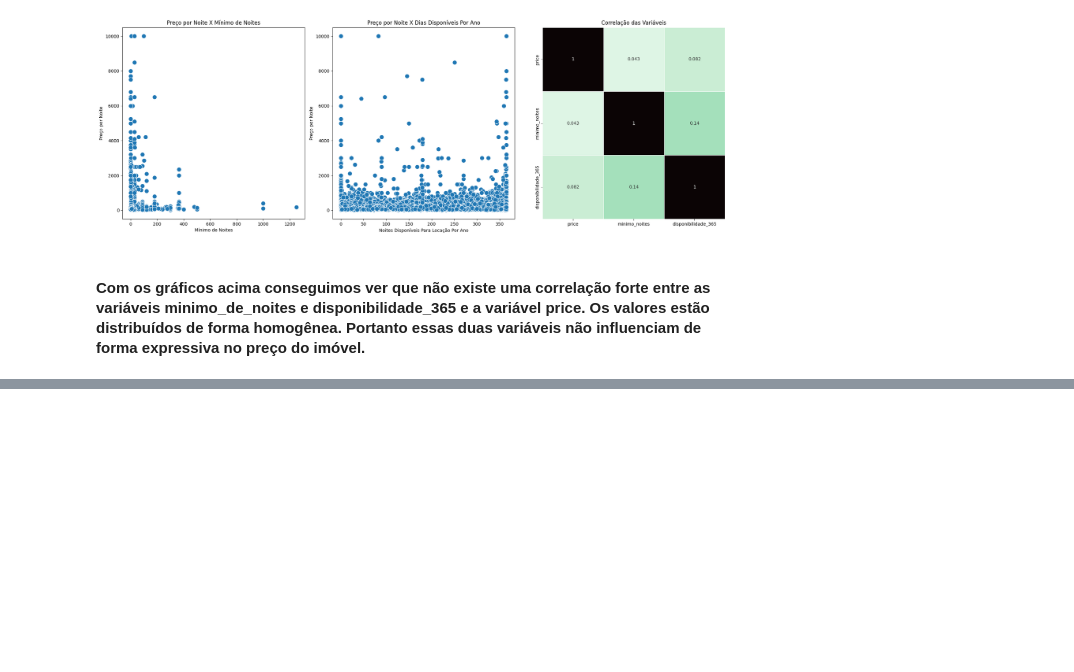
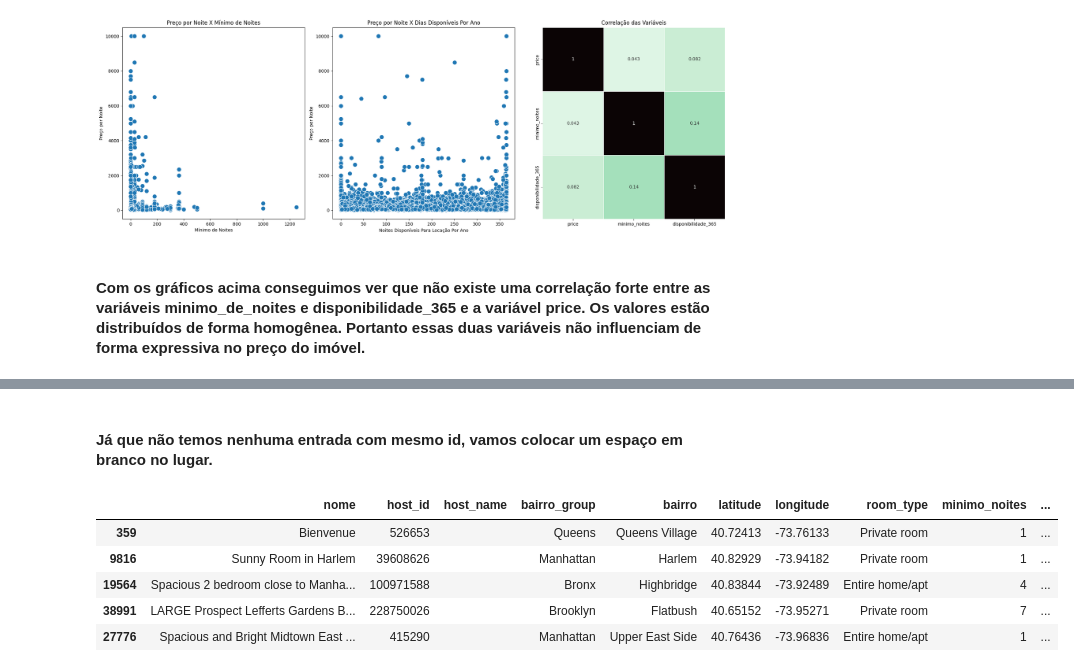
Before and after one commit to DenisePotenza/Indicium, a Jupyter notebook: LH_CD_DENISEPOTENZA.ipynb, the cells around one changed output, grey strips where cells are left out. Cells and saved outputs as stored; diff of their text form; code cells hidden in the pictures; blank space fills up the shorter version.

```diff
--- a/LH_CD_DENISEPOTENZA.ipynb
+++ b/LH_CD_DENISEPOTENZA.ipynb
@@ -542,0 +803,4 @@ Apenas 1265 palavras são exclusivas de apartamentos acima de US$ 334.
+# %%
+#Host id, and check if there is another entry with the same id
+host_name_missing = X_train[X_train['host_name'].isna()]['host_id']
+X_train[X_train['host_id'].isin(host_name_missing)]['host_name']
@@ -542,0 +828,15 @@ Apenas 1265 palavras são exclusivas de apartamentos acima de US$ 334.
+# %% [markdown]
+#### Já que não temos nenhuma entrada com mesmo id, vamos colocar um espaço em branco no lugar.
+# %%
+#Set changes
+X_train.loc[X_train['host_name'].isna(), 'host_name'] = ' '
+
+#Check the changes
+X_train.loc[X_train['host_id'].isin(host_name_missing)].head()
+# %% [output]
+|  | nome | host_id | host_name | bairro_group | bairro | latitude | longitude | room_type | minimo_noites | ... |
+| 359 | Bienvenue | 526653 |  | Queens | Queens Village | 40.72413 | -73.76133 | Private room | 1 | ... |
+| 9816 | Sunny Room in Harlem | 39608626 |  | Manhattan | Harlem | 40.82929 | -73.94182 | Private room | 1 | ... |
+| 19564 | Spacious 2 bedroom close to Manha... | 100971588 |  | Bronx | Highbridge | 40.83844 | -73.92489 | Entire home/apt | 4 | ... |
+| 38991 | LARGE Prospect Lefferts Gardens B... | 228750026 |  | Brooklyn | Flatbush | 40.65152 | -73.95271 | Private room | 7 | ... |
+| 27776 | Spacious and Bright Midtown East ... | 415290 |  | Manhattan | Upper East Side | 40.76436 | -73.96836 | Entire home/apt | 1 | ... |
```
Also changed, not shown: parts of 67 cells of this notebook.
